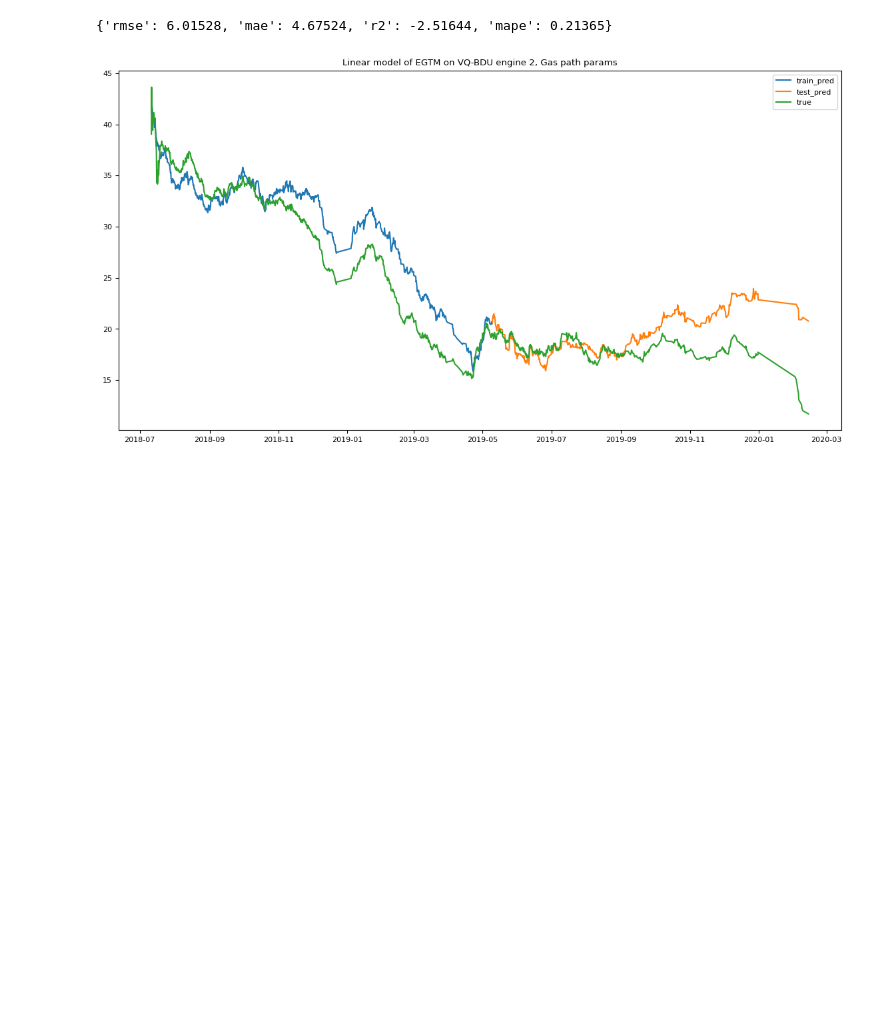
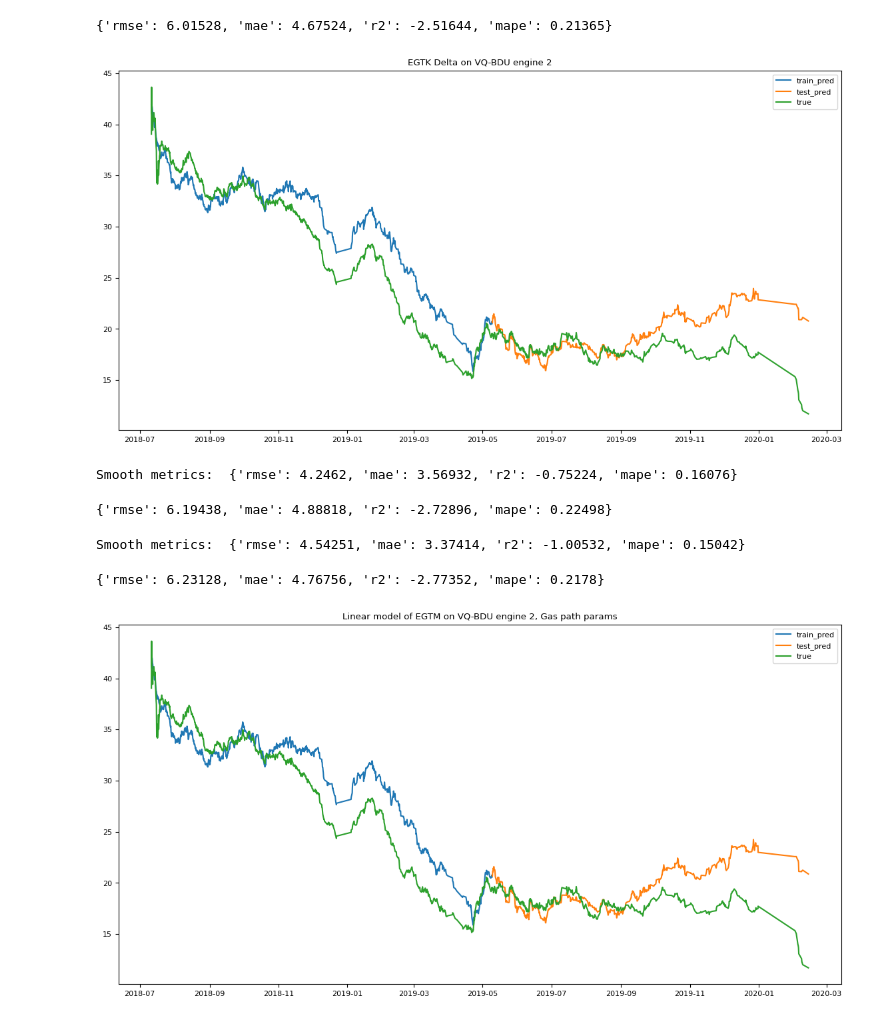
Before and after one commit to skeptlk/ecm, a Jupyter notebook: ex11_deltas.ipynb, the cells around one changed output. Cells and saved outputs as stored; diff of their text form; code cells hidden in the pictures; blank space fills up the shorter version.

```diff
--- a/ex11_deltas.ipynb
+++ b/ex11_deltas.ipynb
@@ -199,7 +199,7 @@ def train_model(X, y):
 
   return get_metrics(y_test, predicted_test), models, predicted_train, predicted_test, train_i, y_test
 # %%
-data = pd.concat([correct(bgu), correct(bdu)]).sort_values('reportts').reset_index()
+data = pd.concat([correct(bgu), correct(bdu)]).sort_values('reportts', ignore_index=True)
 
 X = data.drop(columns=(y_cols))
 y = data['egtm']
@@ -258,7 +258,7 @@ def train_model_bleed(X, y, bleed_param='prv'):
 
   return get_metrics(y_test, predicted_test), models, predicted_train, predicted_test, train_i, y_test
 # %%
-data = pd.concat([correct(bgu), correct(bdu)]).sort_values('reportts').reset_index()
+data = pd.concat([correct(bgu), correct(bdu)]).sort_values('reportts', ignore_index=True)
 
 X = data.drop(columns=(y_cols))
 y = data['egtm']
@@ -269,3 +269,19 @@ metrics
 # %% [output]
 Smooth metrics:  {'rmse': 3.82485, 'mae': 2.97605, 'r2': -0.42174, 'mape': 0.13277}
 {'rmse': 6.01528, 'mae': 4.67524, 'r2': -2.51644, 'mape': 0.21365}
+# %%
+plot_predictions(data, 'VQ-BDU', 2, train_i, predicted_test['pred'], predicted_train['pred'], is_smooth=True, alpha=0.05, title="EGTK Delta on VQ-BDU engine 2")
+# %% [output]
+[figure, added]
+# %%
+data = pd.concat([correct(bgu), correct(bdu)]).sort_values('reportts', ignore_index=True)
+
+X = data.drop(columns=(y_cols))
+y = data['egtm']
+
+metrics, model, predicted_train, predicted_test, train_i, y_test = train_model_bleed(X, y, bleed_param='nai')
+
+metrics
+# %% [output]
+Smooth metrics:  {'rmse': 4.2462, 'mae': 3.56932, 'r2': -0.75224, 'mape': 0.16076}
+{'rmse': 6.19438, 'mae': 4.88818, 'r2': -2.72896, 'mape': 0.22498}
@@ -272,3 +322,15 @@ Smooth metrics:  {'rmse': 3.82485, 'mae': 2.97605, 'r2': -0.42174, 'mape': 0.132
+# %%
+data = pd.concat([correct(bgu), correct(bdu)]).sort_values('reportts', ignore_index=True)
+
+X = data.drop(columns=(y_cols))
+y = data['egtm']
+
+metrics, model, predicted_train, predicted_test, train_i, y_test = train_model_bleed_alt(X, y, bleed_param='prv')
+
+metrics
+# %% [output]
+Smooth metrics:  {'rmse': 4.54251, 'mae': 3.37414, 'r2': -1.00532, 'mape': 0.15042}
+{'rmse': 6.23128, 'mae': 4.76756, 'r2': -2.77352, 'mape': 0.2178}
 # %%
 plot_predictions(data, 'VQ-BDU', 2, train_i, predicted_test['pred'], predicted_train['pred'], is_smooth=True, alpha=0.05)
 # %% [output]
```
Also changed, not shown: parts of 10 cells of this notebook, 2 other files.
